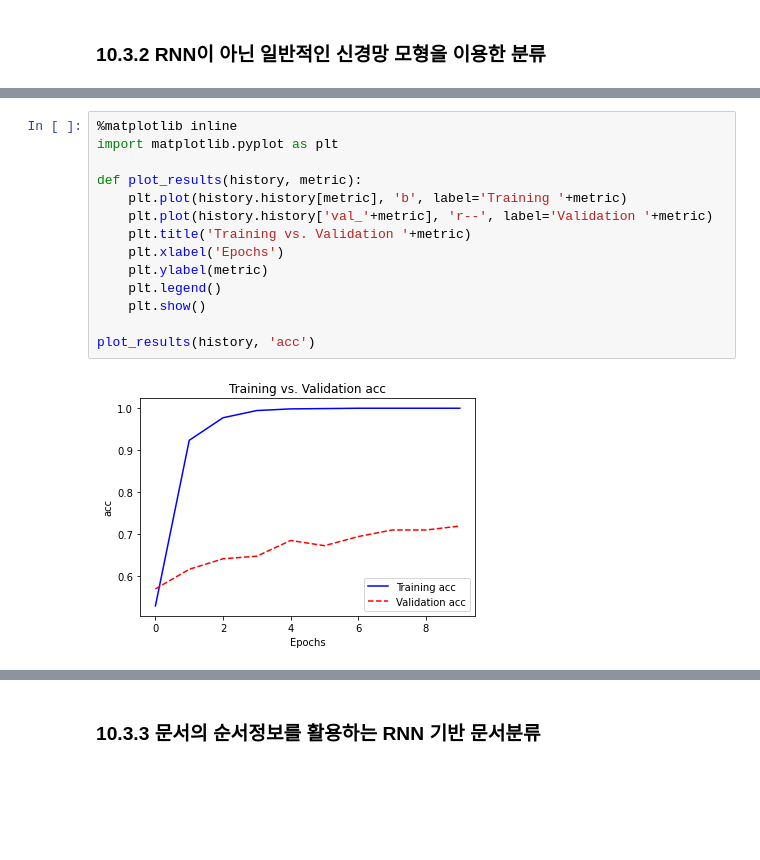
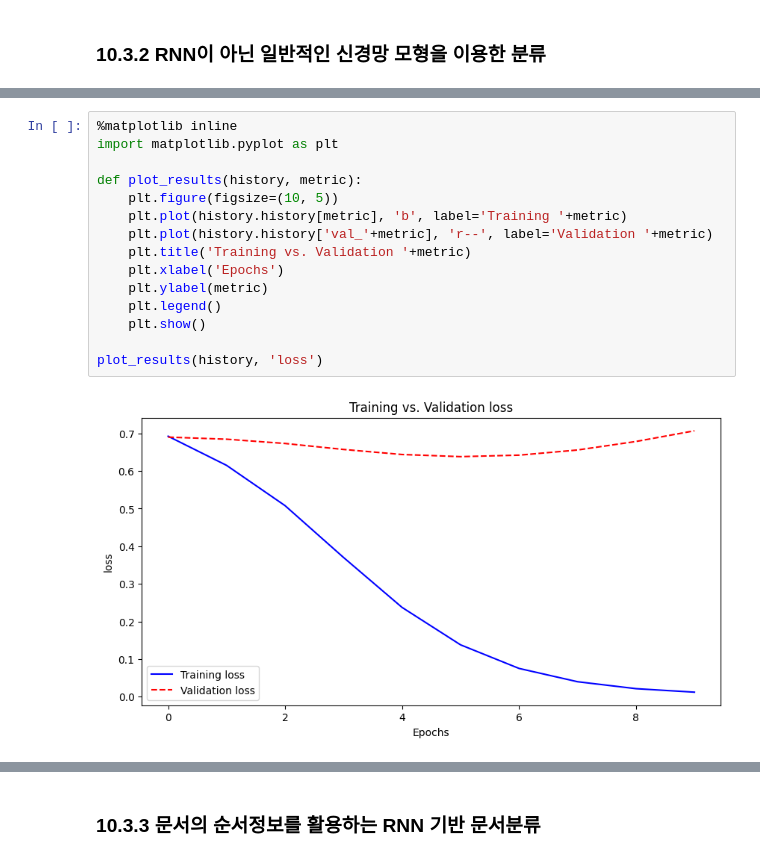
Before and after one commit to MuSeonSeong/textmining, a Jupyter notebook: Ch 10. RNN - 딥러닝을 이용한 문서 분류.ipynb, the cells around one changed output, grey strips where cells are left out. Cells and saved outputs as stored; diff of their text form; blank space fills up the shorter version.

```diff
--- a/Ch 10. RNN - 딥러닝을 이용한 문서 분류.ipynb
+++ b/Ch 10. RNN - 딥러닝을 이용한 문서 분류.ipynb
@@ -143,19 +143,20 @@ Epoch 10/10
 # %%
 %matplotlib inline
 import matplotlib.pyplot as plt
 
 def plot_results(history, metric):
+    plt.figure(figsize=(10, 5))
     plt.plot(history.history[metric], 'b', label='Training '+metric)
     plt.plot(history.history['val_'+metric], 'r--', label='Validation '+metric)
     plt.title('Training vs. Validation '+metric)
     plt.xlabel('Epochs')
     plt.ylabel(metric)
     plt.legend()
     plt.show()
 
-plot_results(history, 'acc')
+plot_results(history, 'loss')
 # %% [output]
-[figure, old version]
+[figure, new version]
 # %%
 #테스트 셋으로 학습된 모형의 성능을 평가
 score = model.evaluate(X_test, y_test)
```
Also changed, not shown: parts of 7 cells of this notebook.
